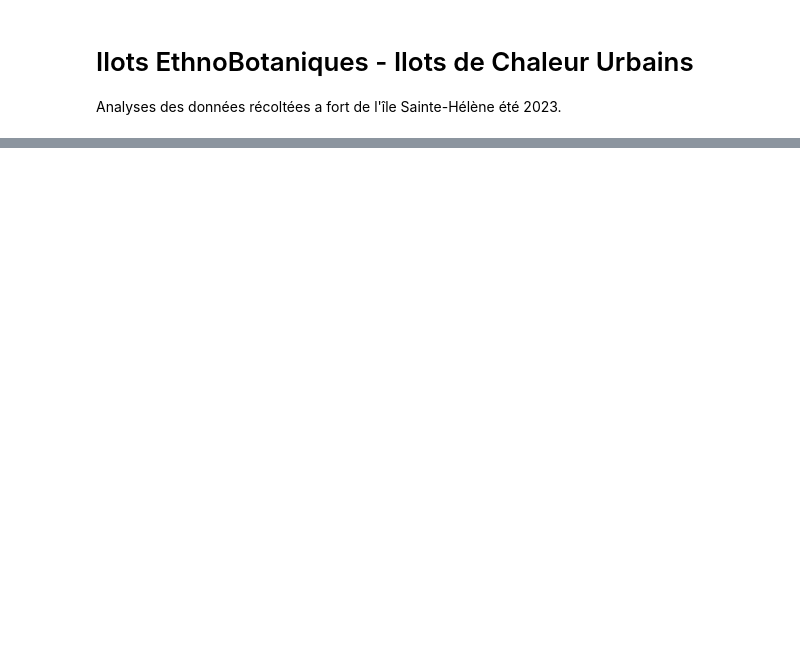
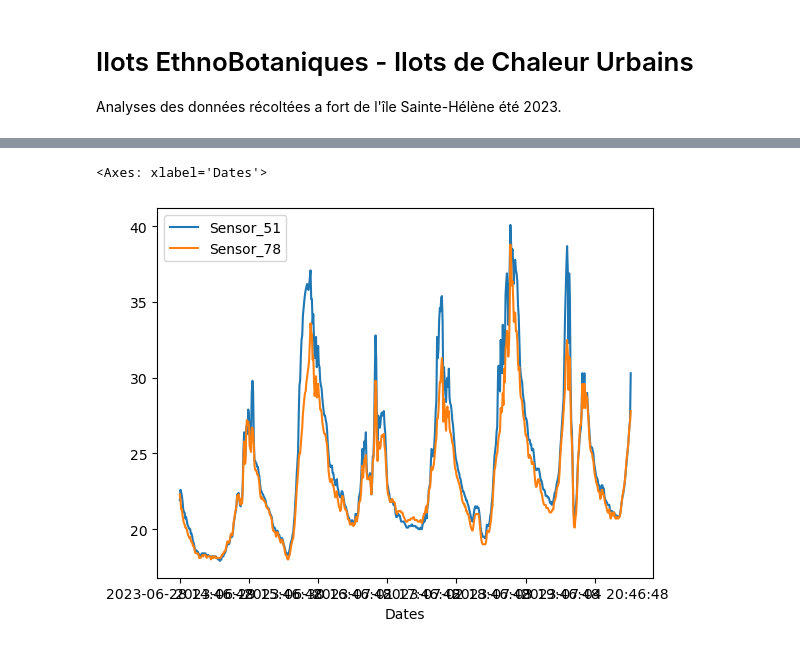
Before and after one commit to qhienle/ieb_icu, a Jupyter notebook: ieb_icu-analyses.ipynb, the cells around one changed output, grey strips where cells are left out. Cells and saved outputs as stored; diff of their text form; code cells hidden in the pictures; blank space fills up the shorter version.

```diff
--- a/ieb_icu-analyses.ipynb
+++ b/ieb_icu-analyses.ipynb
@@ -32,3 +50,4 @@ times = req['hourly']['time']
 # %%
-df78 = pd.read_excel('data/EFE231100378_0000001.xlsx', skiprows=28, usecols=[0, 1, 2])
-df78
+df78 = pd.read_excel('data/EFE231100378_0000001.xlsx', skiprows=28, usecols=[1, 2])
+df78.columns = ['Dates', 'Sensor_78']
+df78.head()
@@ -36,0 +107,3 @@ df78.plot()
+# %%
+df = pd.merge(df51, df78, on='Dates')
+df.describe()
@@ -36,0 +120,5 @@ df78.plot()
+# %%
+df.plot(x='Dates', y=['Sensor_51', 'Sensor_78'])
+# %% [output]
+<Axes: xlabel='Dates'>
+[figure, added]
```
Also changed, not shown: parts of 15 cells of this notebook, 1 other file.
